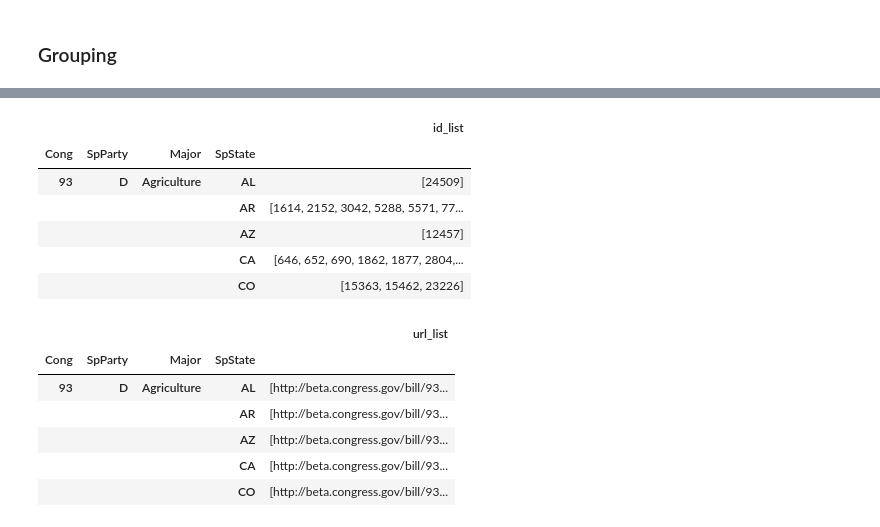
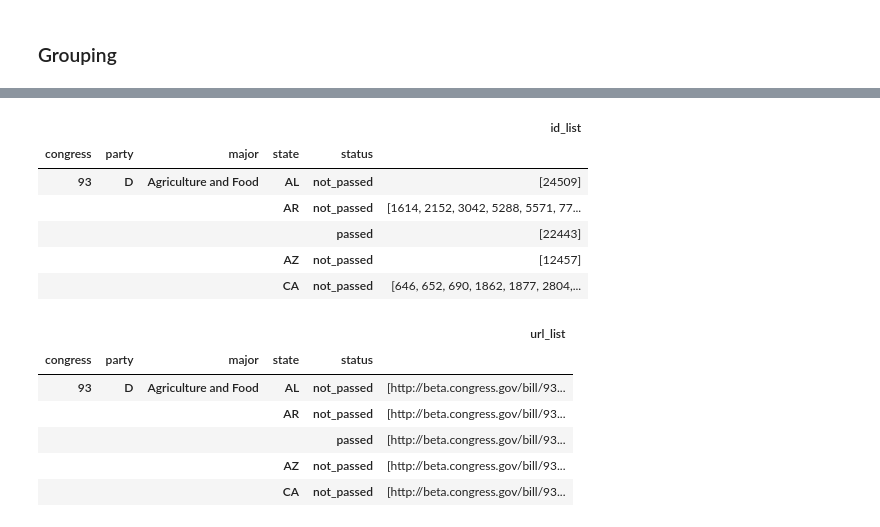
Before and after one commit to shaginhekvs/USSenate-dataViz, a Jupyter notebook: notebooks/Grouped_bills.ipynb, the cells around one changed output, grey strips where cells are left out. Saved outputs shown, nothing was run; the diff lists cells and outputs as text; code cells hidden in the pictures.

```diff
--- a/notebooks/Grouped_bills.ipynb
+++ b/notebooks/Grouped_bills.ipynb
@@ -110,0 +150,20 @@ bills.head(1)
+# %%
+bills_115 = pd.concat([bills_115_intro, bills_115_passed], ignore_index=True)
+bills_115['congress'] = 115
+# bills_115.columns = ['idNEW', 'party', 'major', 'state', 'url', 'title', 'congress', 'status']
+# %%
+bills_115.rename(columns={'bill_id':'idNEW', 'sponsor_party':'party', 'primary_subject':'major', 'sponsor_state':'state',
+                      'congressdotgov_url':'url'}, inplace=True)
+bills_115 = bills_115[['congress', 'party', 'major', 'state', 'idNEW', 'url', 'title', 'status']]
+# %%
+transformation_dict = dict()
+with open('../data/major_matching.txt', "r") as f_in:
+    lines = f_in.readlines()
+    f_in.close()
+
+for line in lines:
+    entry = line.split(';')
+    transformation_dict[entry[0]] = subjects_dict[
+        float(entry[1].replace('\n', ''))]
+
+bills_115['major'] = bills_115['major'].map(transformation_dict)
@@ -110,0 +177,5 @@ bills.head(1)
+# %%
+# test = pd.merge(bills, bills_115,  how='outer', left_on='idNEW', right_on = 'idNEW')
+bills = pd.concat([bills, bills_115], ignore_index=True)
+print(bills.shape)
+bills.head(1)
@@ -126,26 +214,26 @@ grouped_bills_count.head(5)
 # %%
-grouped_id_list = bills.groupby(['Cong', 'SpParty', 'Major', 'SpState'], as_index=False)['idNEW'].agg(
+grouped_id_list = bills.groupby(['congress', 'party', 'major', 'state', 'status'], as_index=False)['idNEW'].agg(
     {'id_list':(lambda x: list(x))})
-grouped_id_list.set_index(['Cong', 'SpParty', 'Major', 'SpState'], inplace=True)
+grouped_id_list.set_index(['congress', 'party', 'major', 'state', 'status'], inplace=True)
 grouped_id_list.head(5)
 # %% [output]
-|  |  |  |  | id_list |
-| Cong | SpParty | Major | SpState |  |
-| 93 | D | Agriculture | AL | [24509] |
-|  |  |  | AR | [1614, 2152, 3042, 5288, 5571, 77... |
-|  |  |  | AZ | [12457] |
-|  |  |  | CA | [646, 652, 690, 1862, 1877, 2804,... |
-|  |  |  | CO | [15363, 15462, 23226] |
+|  |  |  |  |  | id_list |
+| congress | party | major | state | status |  |
+| 93 | D | Agriculture and Food | AL | not_passed | [24509] |
+|  |  |  | AR | not_passed | [1614, 2152, 3042, 5288, 5571, 77... |
+|  |  |  |  | passed | [22443] |
+|  |  |  | AZ | not_passed | [12457] |
+|  |  |  | CA | not_passed | [646, 652, 690, 1862, 1877, 2804,... |
 # %%
-grouped_url_list = bills.groupby(['Cong', 'SpParty', 'Major', 'SpState'], as_index=False)['URL'].agg(
+grouped_url_list = bills.groupby(['congress', 'party', 'major', 'state', 'status'], as_index=False)['url'].agg(
     {'url_list':(lambda x: list(x))})
-grouped_url_list.set_index(['Cong', 'SpParty', 'Major', 'SpState'], inplace=True)
+grouped_url_list.set_index(['congress', 'party', 'major', 'state', 'status'], inplace=True)
 grouped_url_list.head(5)
 # %% [output]
-|  |  |  |  | url_list |
-| Cong | SpParty | Major | SpState |  |
-| 93 | D | Agriculture | AL | [http://beta.congress.gov/bill/93... |
-|  |  |  | AR | [http://beta.congress.gov/bill/93... |
-|  |  |  | AZ | [http://beta.congress.gov/bill/93... |
-|  |  |  | CA | [http://beta.congress.gov/bill/93... |
-|  |  |  | CO | [http://beta.congress.gov/bill/93... |
+|  |  |  |  |  | url_list |
+| congress | party | major | state | status |  |
+| 93 | D | Agriculture and Food | AL | not_passed | [http://beta.congress.gov/bill/93... |
+|  |  |  | AR | not_passed | [http://beta.congress.gov/bill/93... |
+|  |  |  |  | passed | [http://beta.congress.gov/bill/93... |
+|  |  |  | AZ | not_passed | [http://beta.congress.gov/bill/93... |
+|  |  |  | CA | not_passed | [http://beta.congress.gov/bill/93... |
```
Also changed, not shown: parts of 32 cells of this notebook, 52 other files.
